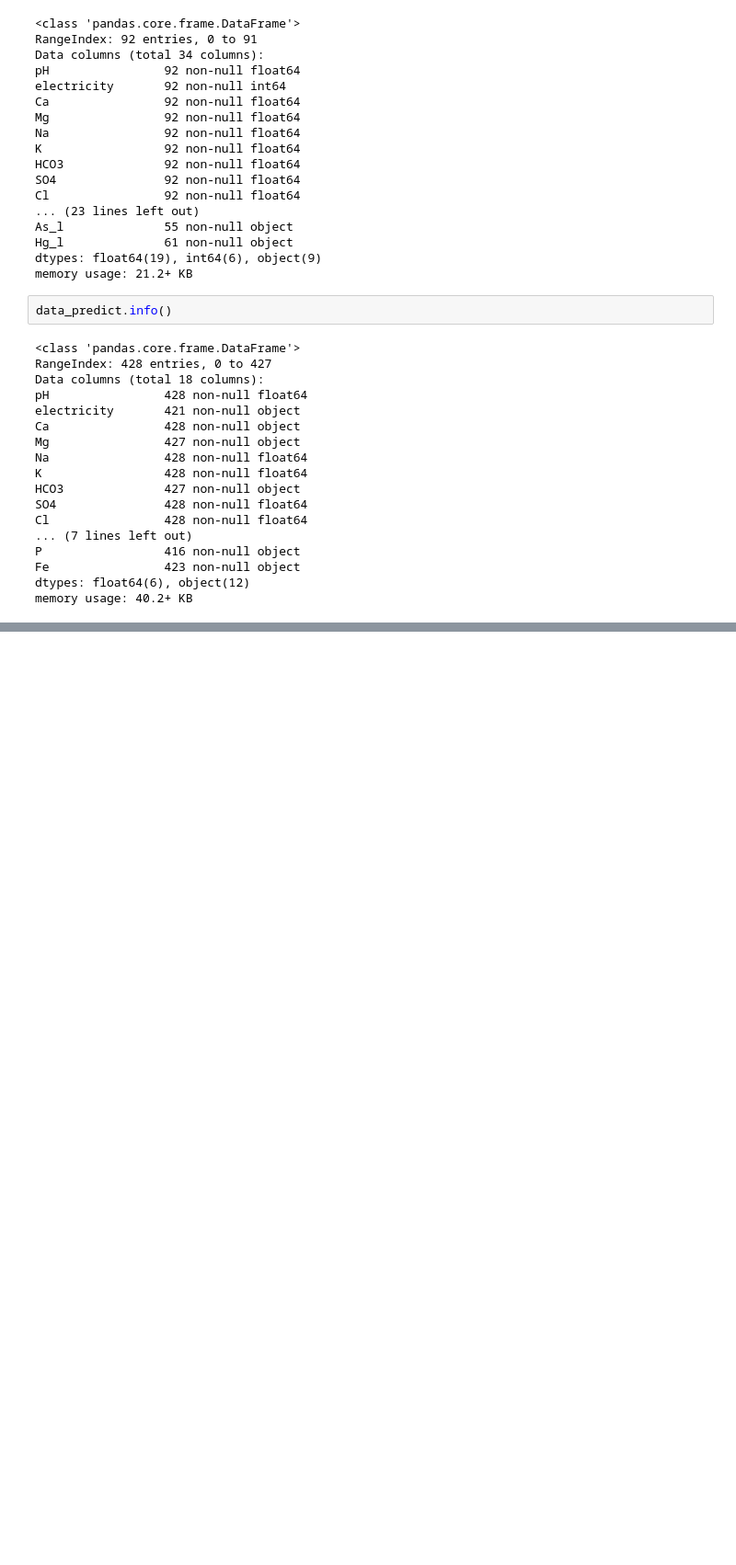
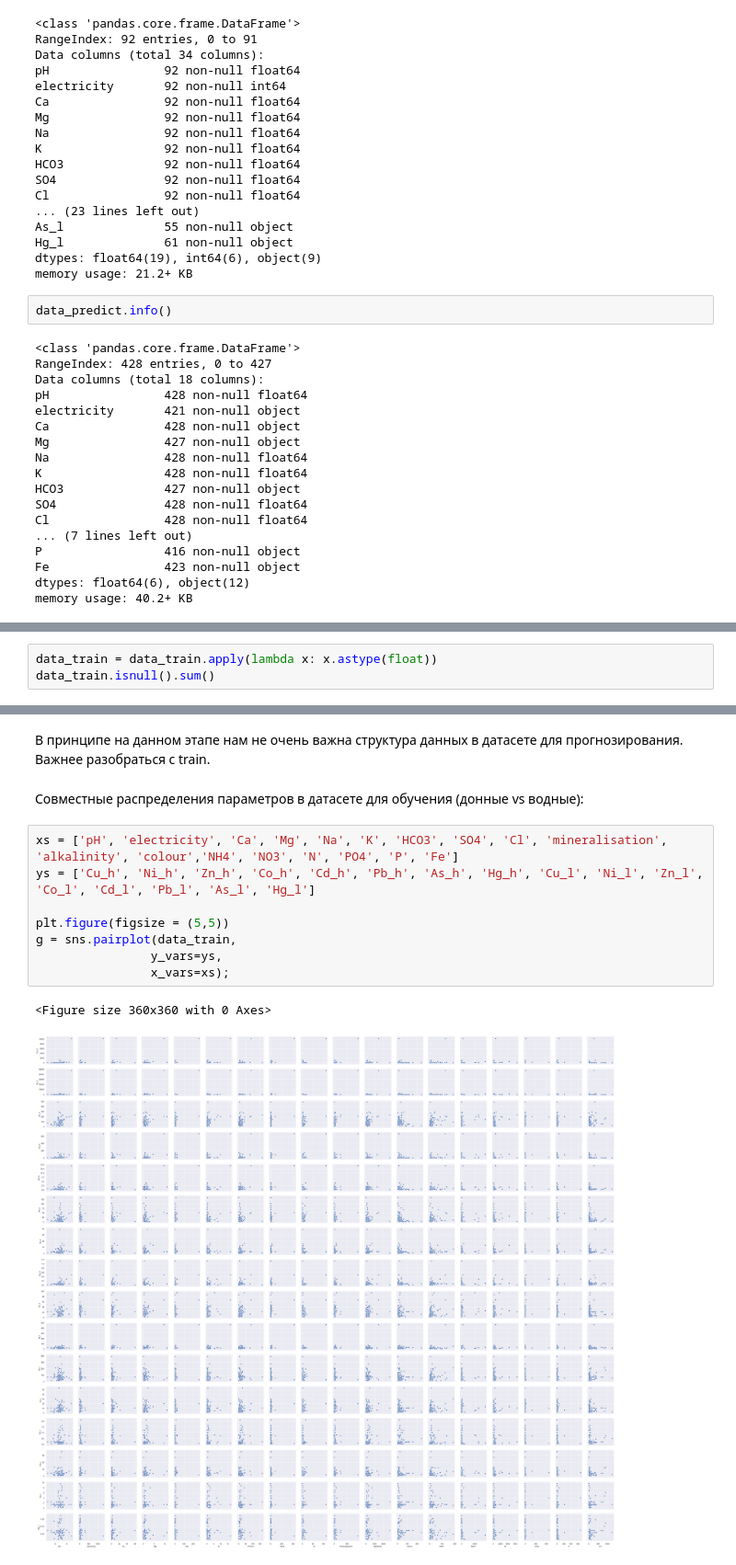
Before and after one commit to PonyCony/geochemistry, a Jupyter notebook: project/code.ipynb, the cells around one changed output, grey strips where cells are left out. Shown at 92% size. Cells and saved outputs as stored; diff of their text form; blank space fills up the shorter version.

```diff
--- a/project/code.ipynb
+++ b/project/code.ipynb
@@ -80,0 +85,3 @@ memory usage: 40.2+ KB
+# %%
+data_train = data_train.apply(lambda x: x.astype(float))
+data_train.isnull().sum()
@@ -80,0 +148,15 @@ memory usage: 40.2+ KB
+# %% [markdown]
+В принципе на данном этапе нам не очень важна структура данных в датасете для прогнозирования. Важнее разобраться с train.
+# %% [markdown]
+Совместные распределения параметров в датасете для обучения (донные vs водные):
+# %%
+xs = ['pH', 'electricity', 'Ca', 'Mg', 'Na', 'K', 'HCO3', 'SO4', 'Cl', 'mineralisation', 'alkalinity', 'colour','NH4', 'NO3', 'N', 'PO4', 'P', 'Fe']
+ys = ['Cu_h', 'Ni_h', 'Zn_h', 'Co_h', 'Cd_h', 'Pb_h', 'As_h', 'Hg_h', 'Cu_l', 'Ni_l', 'Zn_l', 'Co_l', 'Cd_l', 'Pb_l', 'As_l', 'Hg_l']
+
+plt.figure(figsize = (5,5))
+g = sns.pairplot(data_train,
+                y_vars=ys,
+                x_vars=xs);
+# %% [output]
+<Figure size 360x360 with 0 Axes>
+[figure, added]
```
Also changed, not shown: parts of 30 cells of this notebook.
